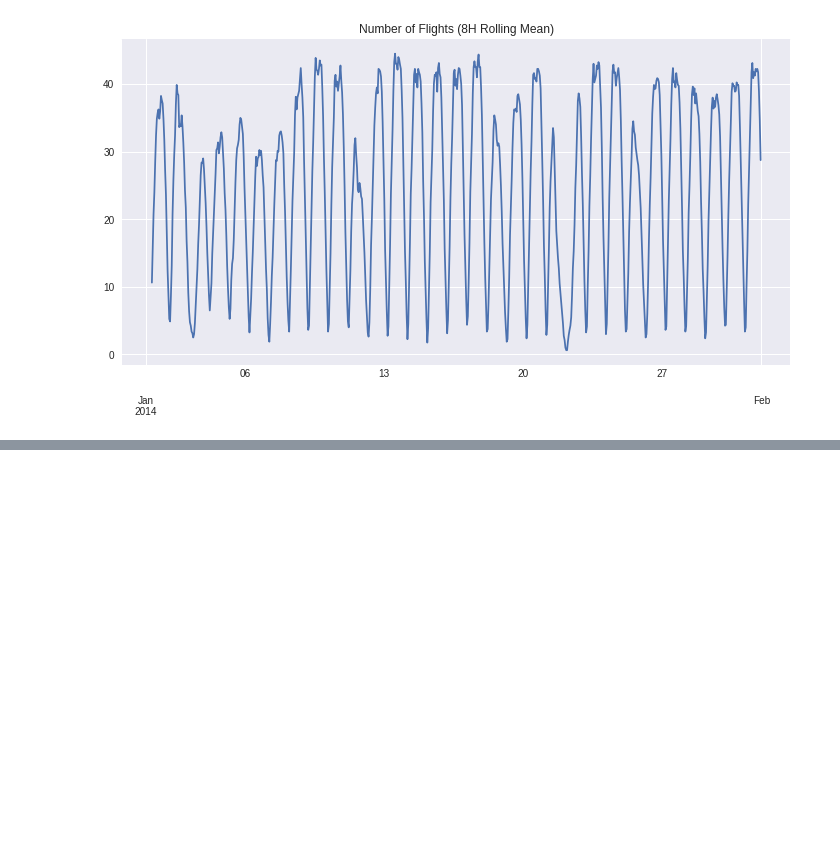
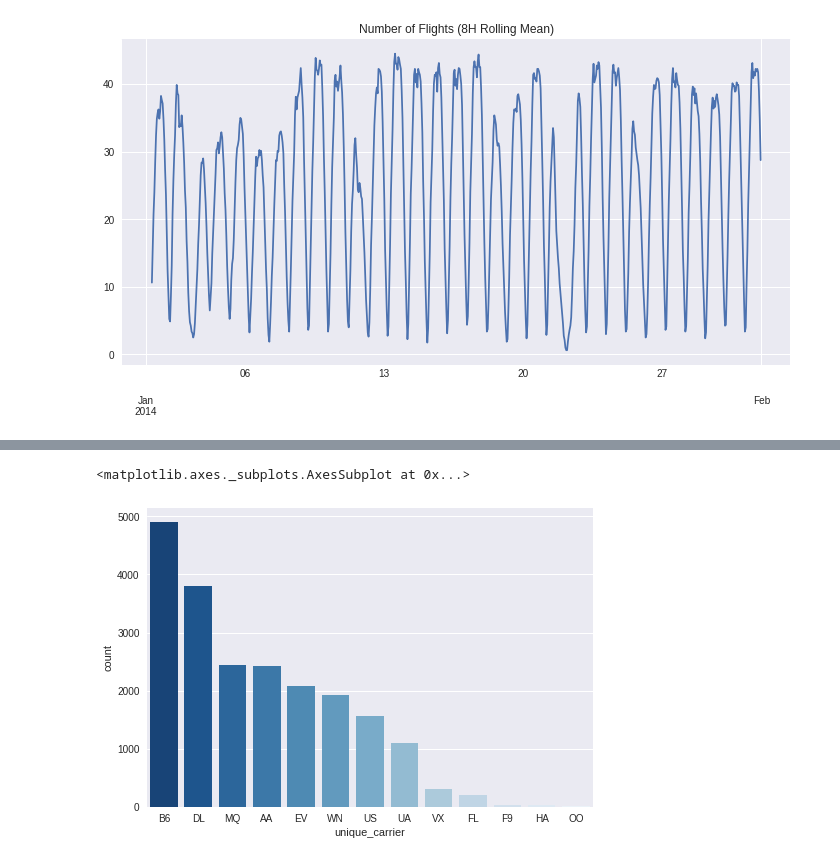
Before and after one commit to abhisam/PadhAI_Notebooks, a Jupyter notebook: pandas_tutorials.ipynb, the cells around one changed output, grey strips where cells are left out. Cells and saved outputs as stored; diff of their text form; code cells hidden in the pictures; blank space fills up the shorter version.

```diff
--- a/pandas_tutorials.ipynb
+++ b/pandas_tutorials.ipynb
@@ -225,0 +235,11 @@ sns.despine()
+# %%
+# PLOTTING COUNT OF FLIGHTS PER CARRIER
+sns.countplot(
+    flights['unique_carrier'],
+    order=flights['unique_carrier'].value_counts().index,
+    palette='Blues_r'
+)
+#sns.despine()
+# %% [output]
+<matplotlib.axes._subplots.AxesSubplot at 0x...>
+[figure, added]
```
Also changed, not shown: parts of 7 cells of this notebook.
